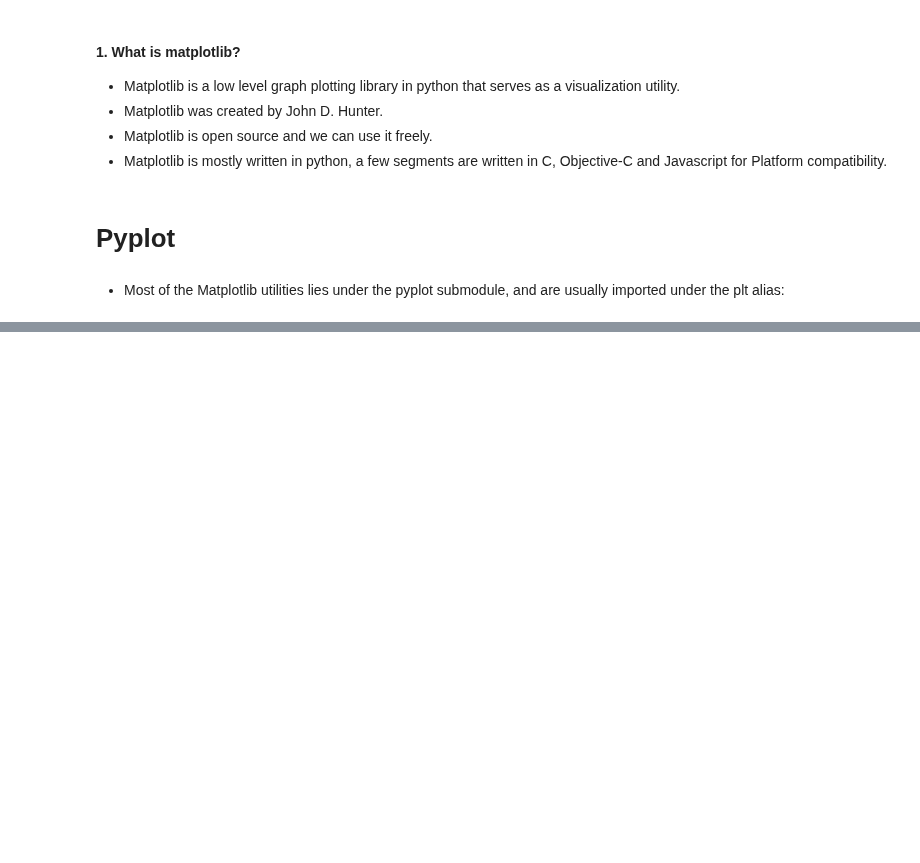
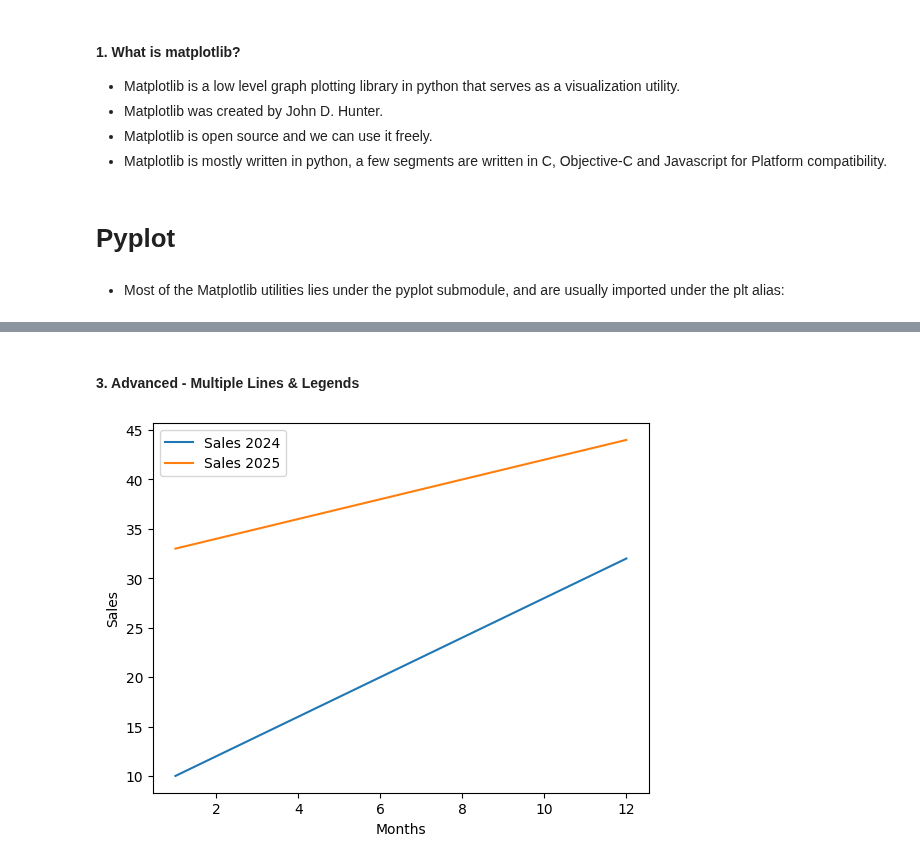
Before and after one commit to balkrushnanaik/Python-Libraries, a Jupyter notebook: Notebook/Learning_matplotlib.ipynb, the cells around one changed output, grey strips where cells are left out. Saved outputs shown, nothing was run; the diff lists cells and outputs as text; code cells hidden in the pictures; blank space fills up the shorter version.

```diff
--- a/Notebook/Learning_matplotlib.ipynb
+++ b/Notebook/Learning_matplotlib.ipynb
@@ -24,0 +40,19 @@ plt.show()
+# %% [markdown]
+#### 3. Advanced - Multiple Lines & Legends
+# %%
+x1 = [1,2,3,4,5,6,7,8,9,10,11,12]
+y1 = [10, 12, 14, 16, 18, 20, 22, 24, 26, 28, 30, 32]
+y2 = [33, 34, 35, 36, 37, 38, 39, 40, 41, 42, 43, 44]
+
+plt.plot(x1,y1, label= 'Sales 2024')
+plt.plot(x1,y2, label = 'Sales 2025')
+
+plt.xlabel('Months')
+plt.ylabel('Sales')
+
+# plt.figure(figsize=(8,6))
+
+plt.legend() # Used to show legends on chart
+plt.show()
+# %% [output]
+[figure, added]
```
Also changed, not shown: parts of 21 cells of this notebook, 1 other file.
